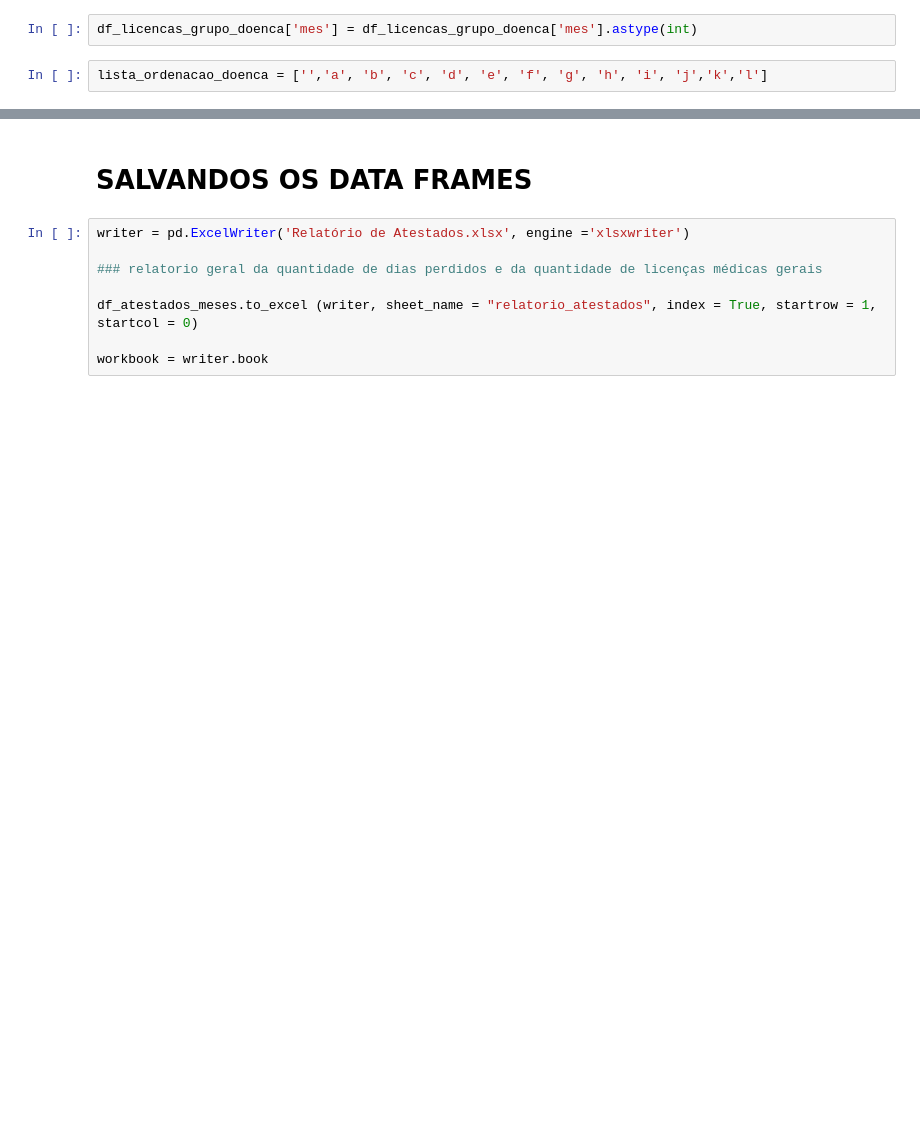
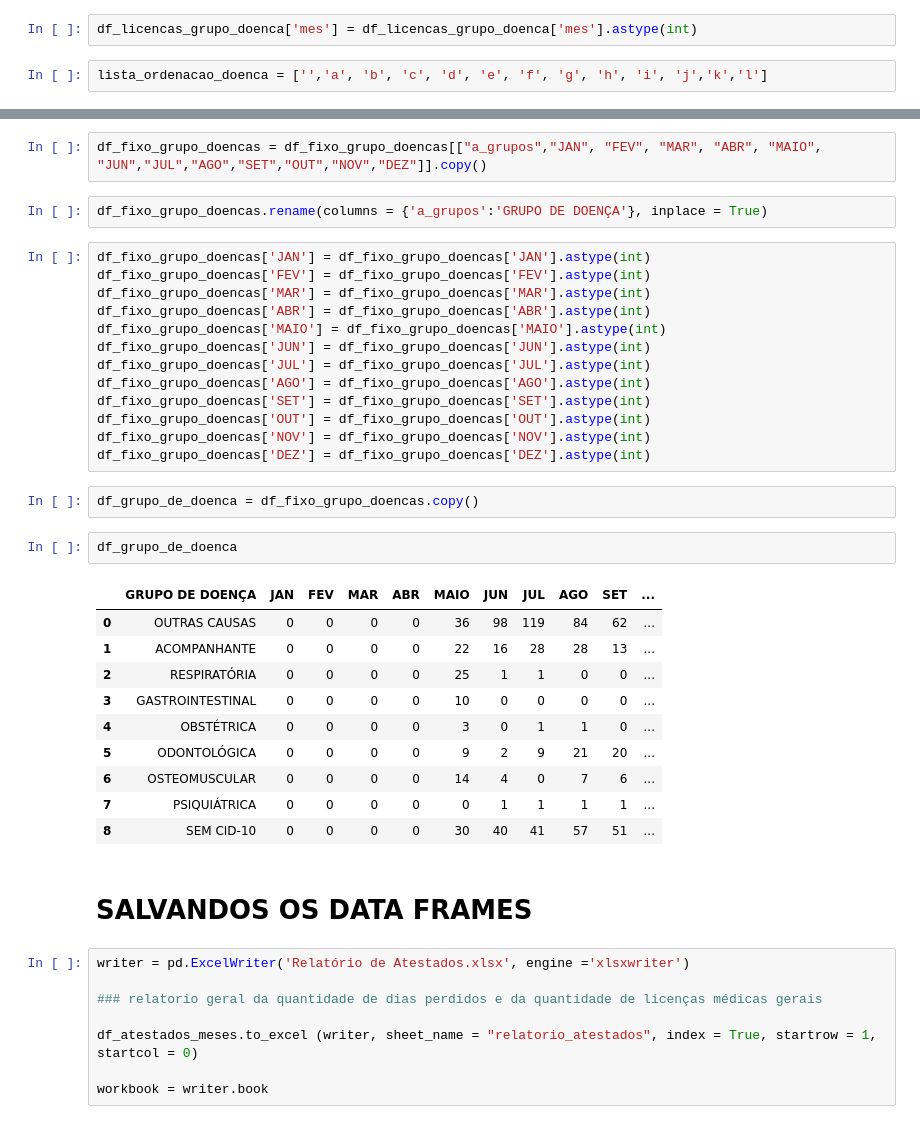
Before and after one commit to pamelaotero/servico_medico, a Jupyter notebook: servico_medico.ipynb, the cells around one changed output, grey strips where cells are left out. Saved outputs shown, nothing was run; the diff lists cells and outputs as text; blank space fills up the shorter version.

```diff
--- a/servico_medico.ipynb
+++ b/servico_medico.ipynb
@@ -914,3 +964,35 @@ dicionario_doencas
+# %%
+df_fixo_grupo_doencas = df_fixo_grupo_doencas[["a_grupos","JAN", "FEV", "MAR", "ABR", "MAIO", "JUN","JUL","AGO","SET","OUT","NOV","DEZ"]].copy()
+# %%
+df_fixo_grupo_doencas.rename(columns = {'a_grupos':'GRUPO DE DOENÇA'}, inplace = True)
+# %%
+df_fixo_grupo_doencas['JAN'] = df_fixo_grupo_doencas['JAN'].astype(int)
+df_fixo_grupo_doencas['FEV'] = df_fixo_grupo_doencas['FEV'].astype(int)
+df_fixo_grupo_doencas['MAR'] = df_fixo_grupo_doencas['MAR'].astype(int)
+df_fixo_grupo_doencas['ABR'] = df_fixo_grupo_doencas['ABR'].astype(int)
+df_fixo_grupo_doencas['MAIO'] = df_fixo_grupo_doencas['MAIO'].astype(int)
+df_fixo_grupo_doencas['JUN'] = df_fixo_grupo_doencas['JUN'].astype(int)
+df_fixo_grupo_doencas['JUL'] = df_fixo_grupo_doencas['JUL'].astype(int)
+df_fixo_grupo_doencas['AGO'] = df_fixo_grupo_doencas['AGO'].astype(int)
+df_fixo_grupo_doencas['SET'] = df_fixo_grupo_doencas['SET'].astype(int)
+df_fixo_grupo_doencas['OUT'] = df_fixo_grupo_doencas['OUT'].astype(int)
+df_fixo_grupo_doencas['NOV'] = df_fixo_grupo_doencas['NOV'].astype(int)
+df_fixo_grupo_doencas['DEZ'] = df_fixo_grupo_doencas['DEZ'].astype(int)
+# %%
+df_grupo_de_doenca = df_fixo_grupo_doencas.copy()
+# %%
+df_grupo_de_doenca
+# %% [output]
+|  | GRUPO DE DOENÇA | JAN | FEV | MAR | ABR | MAIO | JUN | JUL | AGO | SET | ... |
+| 0 | OUTRAS CAUSAS | 0 | 0 | 0 | 0 | 36 | 98 | 119 | 84 | 62 | ... |
+| 1 | ACOMPANHANTE | 0 | 0 | 0 | 0 | 22 | 16 | 28 | 28 | 13 | ... |
+| 2 | RESPIRATÓRIA | 0 | 0 | 0 | 0 | 25 | 1 | 1 | 0 | 0 | ... |
+| 3 | GASTROINTESTINAL | 0 | 0 | 0 | 0 | 10 | 0 | 0 | 0 | 0 | ... |
+| 4 | OBSTÉTRICA | 0 | 0 | 0 | 0 | 3 | 0 | 1 | 1 | 0 | ... |
+| 5 | ODONTOLÓGICA | 0 | 0 | 0 | 0 | 9 | 2 | 9 | 21 | 20 | ... |
+| 6 | OSTEOMUSCULAR | 0 | 0 | 0 | 0 | 14 | 4 | 0 | 7 | 6 | ... |
+| 7 | PSIQUIÁTRICA | 0 | 0 | 0 | 0 | 0 | 1 | 1 | 1 | 1 | ... |
+| 8 | SEM CID-10 | 0 | 0 | 0 | 0 | 30 | 40 | 41 | 57 | 51 | ... |
 # %% [markdown]
 # SALVANDOS OS DATA FRAMES
 # %%
```
Also changed, not shown: parts of 23 cells of this notebook.
